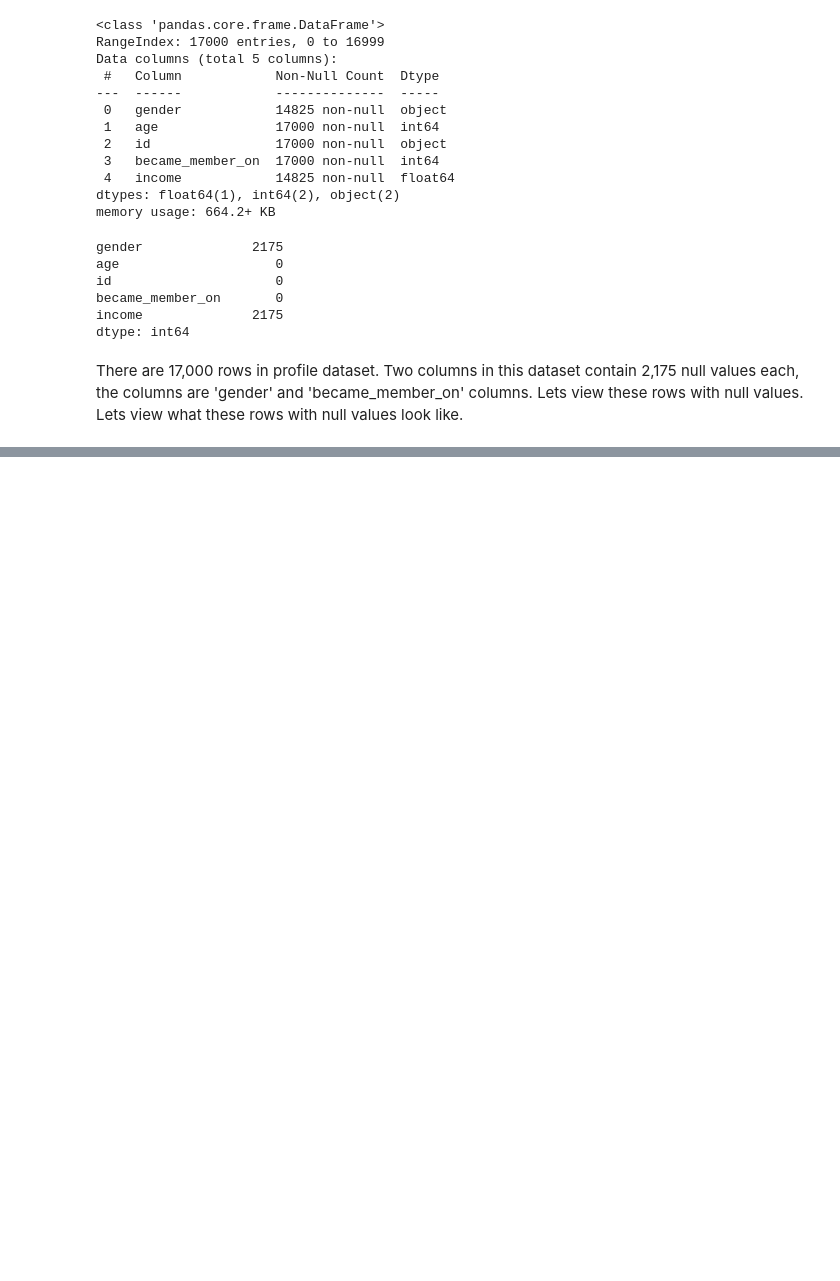
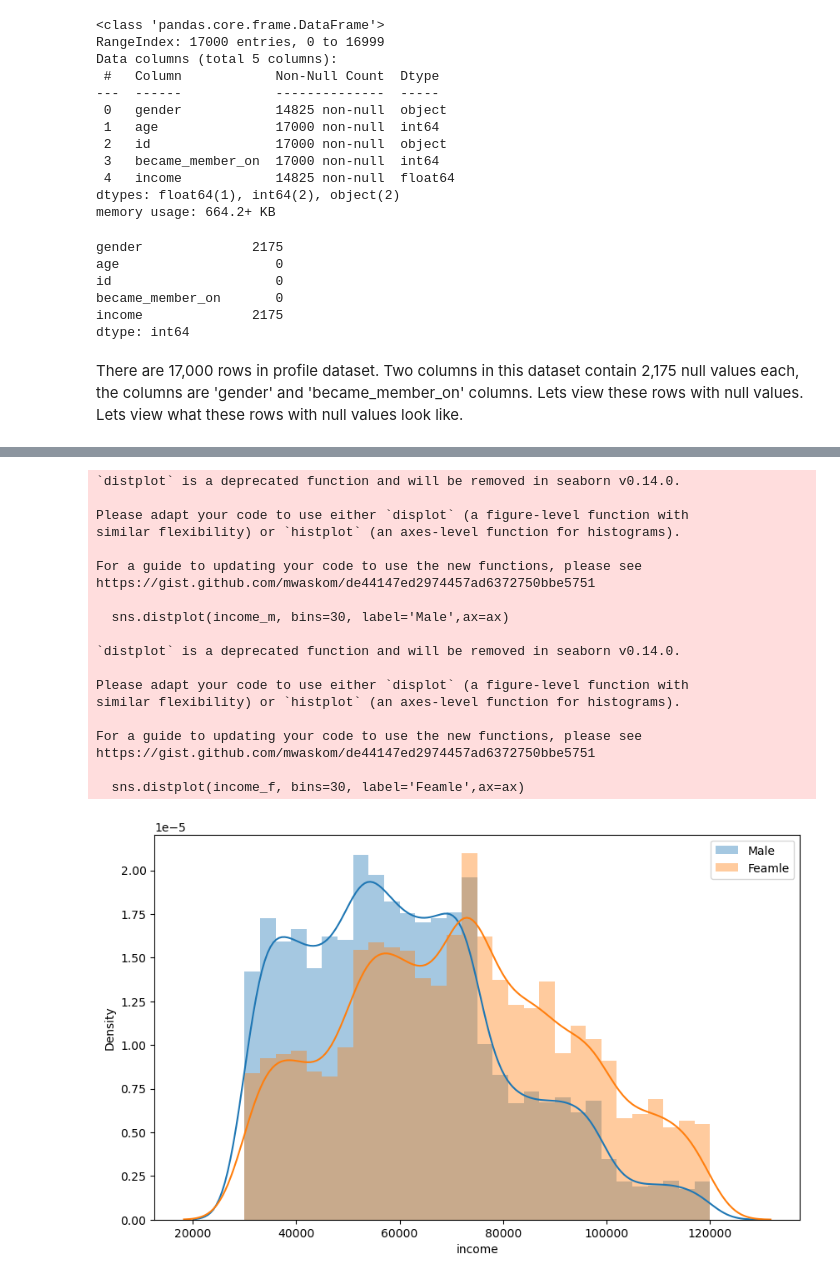
Before and after one commit to edidiongaligbe/Starbucks_Capstone_Project, a Jupyter notebook: Starbucks_Project.ipynb, the cells around one changed output, grey strips where cells are left out. Drawn from its saved outputs; the diff is of its cells as text; code cells hidden in the pictures; blank space fills up the shorter version.

```diff
--- a/Starbucks_Project.ipynb
+++ b/Starbucks_Project.ipynb
@@ -179,0 +209,3 @@ profile[profile['income'].isna()]
+# %%
+profile = profile[profile.age != 118]
+profile
@@ -179,0 +226,31 @@ profile[profile['income'].isna()]
+# %%
+# Relationship between gender and income
+income_m = profile[profile.gender == 'M'].income
+income_f = profile[profile.gender == 'F'].income
+
+fig, ax = plt.subplots(figsize=(10, 6))
+sns.distplot(income_m, bins=30, label='Male',ax=ax)
+sns.distplot(income_f, bins=30, label='Feamle',ax=ax)
+ax.legend()
+plt.show()
+# %% [output]
+`distplot` is a deprecated function and will be removed in seaborn v0.14.0.
+
+Please adapt your code to use either `displot` (a figure-level function with
+similar flexibility) or `histplot` (an axes-level function for histograms).
+
+For a guide to updating your code to use the new functions, please see
+https://gist.github.com/mwaskom/de44147ed2974457ad6372750bbe5751
+
+  sns.distplot(income_m, bins=30, label='Male',ax=ax)
+
+`distplot` is a deprecated function and will be removed in seaborn v0.14.0.
+
+Please adapt your code to use either `displot` (a figure-level function with
+similar flexibility) or `histplot` (an axes-level function for histograms).
+
+For a guide to updating your code to use the new functions, please see
+https://gist.github.com/mwaskom/de44147ed2974457ad6372750bbe5751
+
+  sns.distplot(income_f, bins=30, label='Feamle',ax=ax)
+[figure, added]
```
Also changed, not shown: parts of 10 cells of this notebook.
